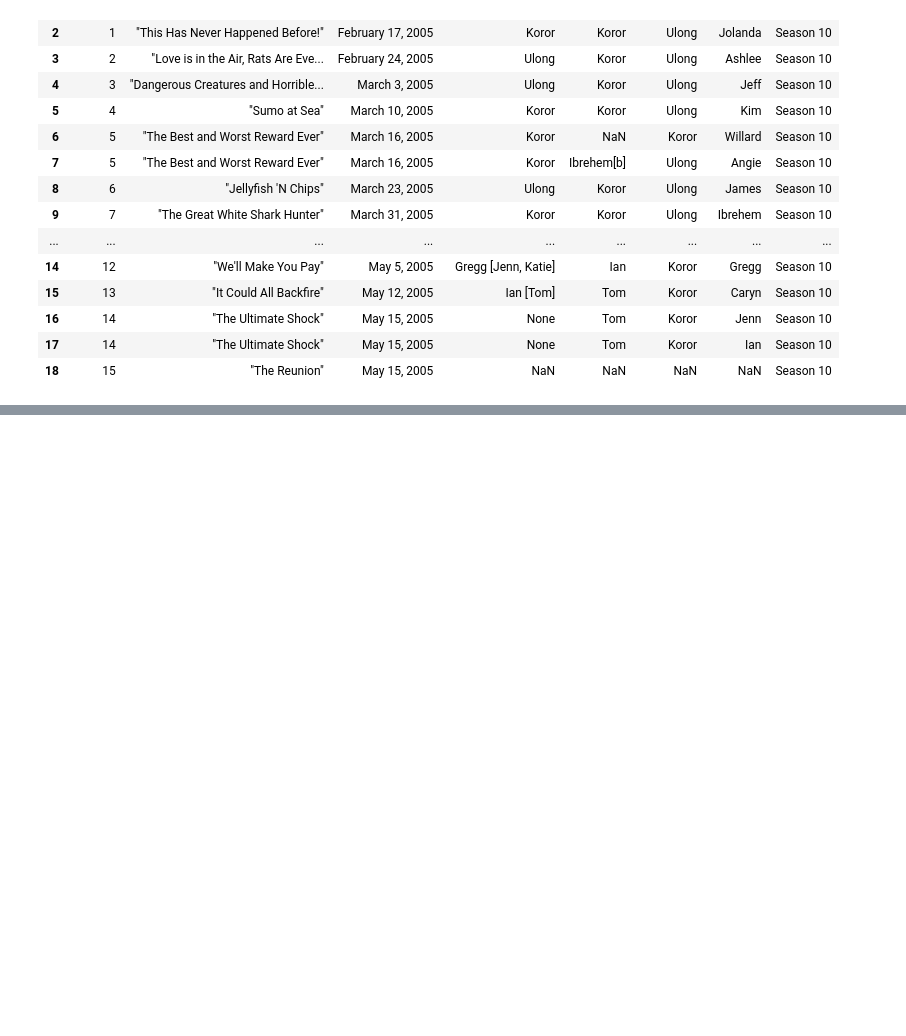
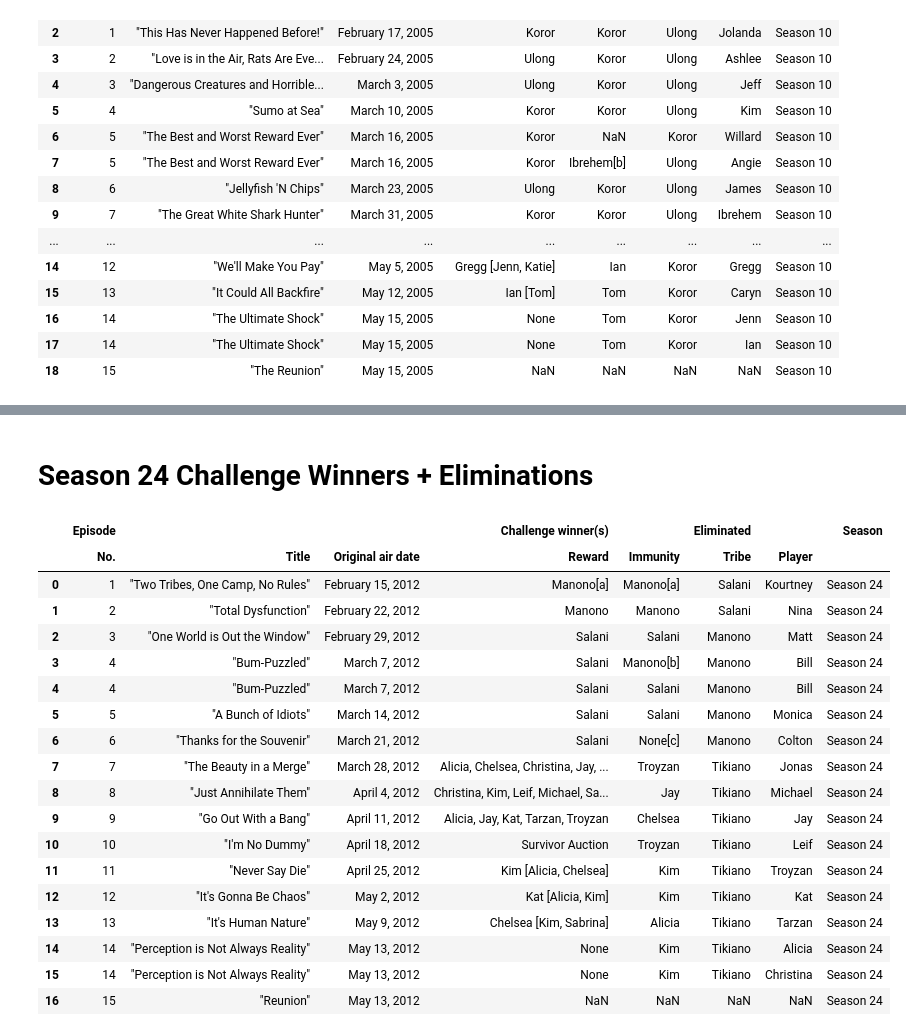
Before and after one commit to Erica-Exotica/DA8-capstone, a Jupyter notebook: notebook/CapstoneV2.ipynb, the cells around one changed output, grey strips where cells are left out. Drawn from its saved outputs; the diff is of its cells as text; code cells hidden in the pictures; blank space fills up the shorter version.

```diff
--- a/notebook/CapstoneV2.ipynb
+++ b/notebook/CapstoneV2.ipynb
@@ -1555,0 +1544,29 @@ challenge_winners_eliminations23
+# %% [markdown]
+# Season 24 Challenge Winners + Eliminations
+# %%
+tables24 = soup24.find_all('table', attrs={'class': 'wikitable'})
+second_table24 = tables24[1]
+challenge_winners_eliminations24 = pd.read_html(str(second_table24))[0]
+challenge_winners_eliminations24['Season'] = 'Season 24'
+all_challenge_winners_eliminations.append(challenge_winners_eliminations24)
+challenge_winners_eliminations24
+# %% [output]
+|  | Episode |  |  | Challenge winner(s) |  | Eliminated |  | Season |
+|  | No. | Title | Original air date | Reward | Immunity | Tribe | Player |  |
+| 0 | 1 | "Two Tribes, One Camp, No Rules" | February 15, 2012 | Manono[a] | Manono[a] | Salani | Kourtney | Season 24 |
+| 1 | 2 | "Total Dysfunction" | February 22, 2012 | Manono | Manono | Salani | Nina | Season 24 |
+| 2 | 3 | "One World is Out the Window" | February 29, 2012 | Salani | Salani | Manono | Matt | Season 24 |
+| 3 | 4 | "Bum-Puzzled" | March 7, 2012 | Salani | Manono[b] | Manono | Bill | Season 24 |
+| 4 | 4 | "Bum-Puzzled" | March 7, 2012 | Salani | Salani | Manono | Bill | Season 24 |
+| 5 | 5 | "A Bunch of Idiots" | March 14, 2012 | Salani | Salani | Manono | Monica | Season 24 |
+| 6 | 6 | "Thanks for the Souvenir" | March 21, 2012 | Salani | None[c] | Manono | Colton | Season 24 |
+| 7 | 7 | "The Beauty in a Merge" | March 28, 2012 | Alicia, Chelsea, Christina, Jay, ... | Troyzan | Tikiano | Jonas | Season 24 |
+| 8 | 8 | "Just Annihilate Them" | April 4, 2012 | Christina, Kim, Leif, Michael, Sa... | Jay | Tikiano | Michael | Season 24 |
+| 9 | 9 | "Go Out With a Bang" | April 11, 2012 | Alicia, Jay, Kat, Tarzan, Troyzan | Chelsea | Tikiano | Jay | Season 24 |
+| 10 | 10 | "I'm No Dummy" | April 18, 2012 | Survivor Auction | Troyzan | Tikiano | Leif | Season 24 |
+| 11 | 11 | "Never Say Die" | April 25, 2012 | Kim [Alicia, Chelsea] | Kim | Tikiano | Troyzan | Season 24 |
+| 12 | 12 | "It's Gonna Be Chaos" | May 2, 2012 | Kat [Alicia, Kim] | Kim | Tikiano | Kat | Season 24 |
+| 13 | 13 | "It's Human Nature" | May 9, 2012 | Chelsea [Kim, Sabrina] | Alicia | Tikiano | Tarzan | Season 24 |
+| 14 | 14 | "Perception is Not Always Reality" | May 13, 2012 | None | Kim | Tikiano | Alicia | Season 24 |
+| 15 | 14 | "Perception is Not Always Reality" | May 13, 2012 | None | Kim | Tikiano | Christina | Season 24 |
+| 16 | 15 | "Reunion" | May 13, 2012 | NaN | NaN | NaN | NaN | Season 24 |
```
Also changed, not shown: parts of 127 cells of this notebook.
